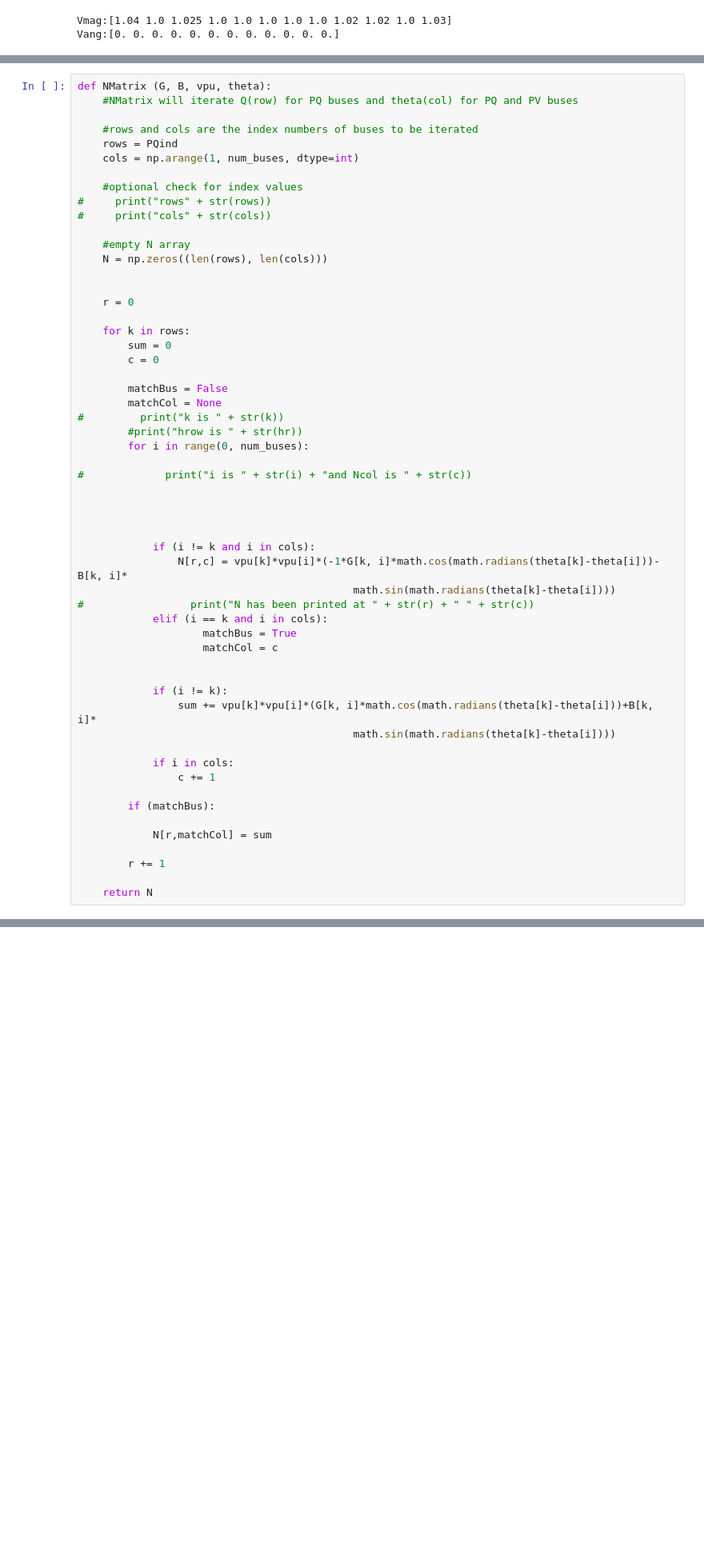
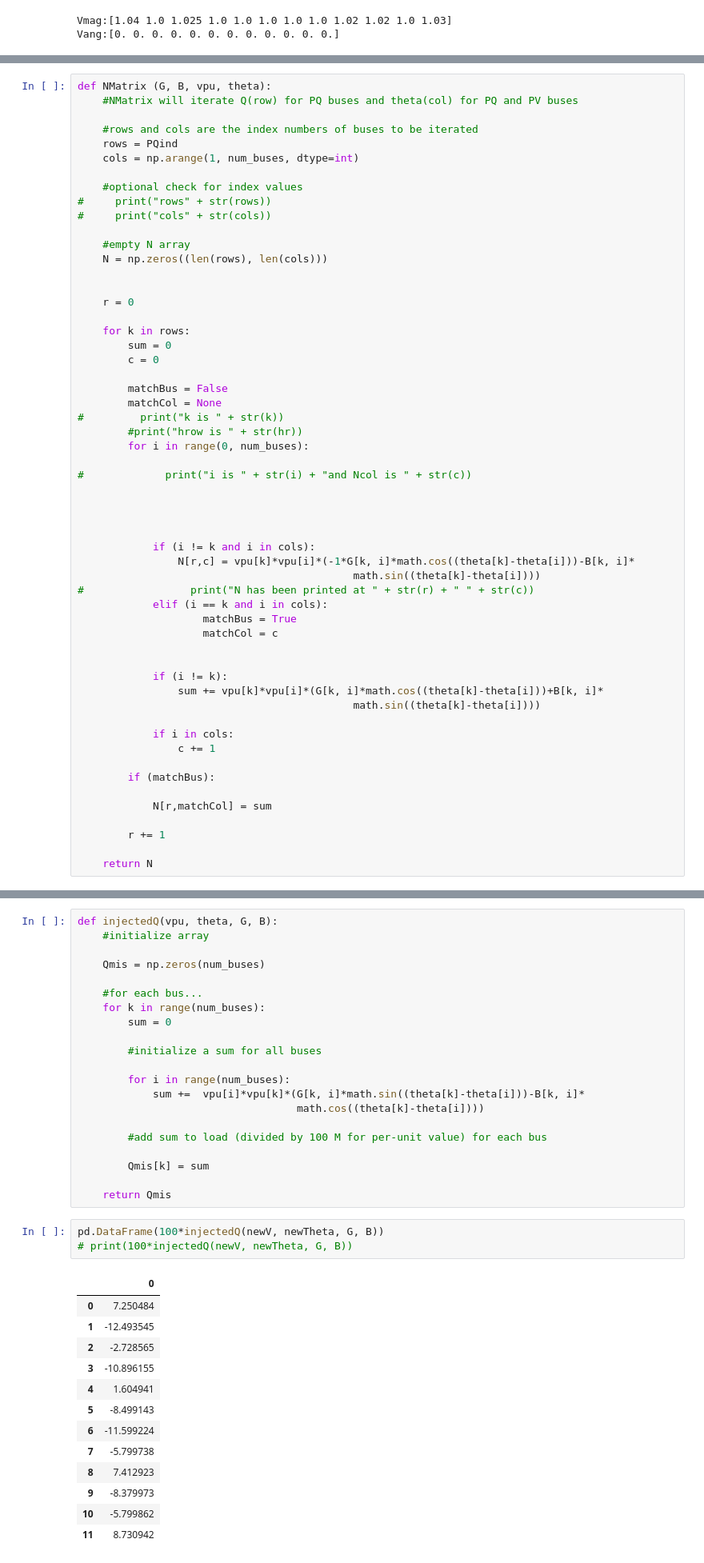
Before and after one commit to klamateur/EE454Project, a Jupyter notebook: EE454_Final Project.ipynb, the cells around one changed output, grey strips where cells are left out. Shown at 80% size. Drawn from its saved outputs; the diff is of its cells as text; blank space fills up the shorter version.

```diff
--- a/EE454_Final Project.ipynb
+++ b/EE454_Final Project.ipynb
@@ -331,8 +342,8 @@ def NMatrix (G, B, vpu, theta):
 
 
             if (i != k and i in cols):
-                N[r,c] = vpu[k]*vpu[i]*(-1*G[k, i]*math.cos(math.radians(theta[k]-theta[i]))-B[k, i]*
-                                            math.sin(math.radians(theta[k]-theta[i])))
+                N[r,c] = vpu[k]*vpu[i]*(-1*G[k, i]*math.cos((theta[k]-theta[i]))-B[k, i]*
+                                            math.sin((theta[k]-theta[i])))
 #                 print("N has been printed at " + str(r) + " " + str(c))
             elif (i == k and i in cols):
                     matchBus = True
@@ -340,8 +351,8 @@ def NMatrix (G, B, vpu, theta):
 
 
             if (i != k):
-                sum += vpu[k]*vpu[i]*(G[k, i]*math.cos(math.radians(theta[k]-theta[i]))+B[k, i]*
-                                            math.sin(math.radians(theta[k]-theta[i])))
+                sum += vpu[k]*vpu[i]*(G[k, i]*math.cos((theta[k]-theta[i]))+B[k, i]*
+                                            math.sin((theta[k]-theta[i])))
 
             if i in cols:
                 c += 1
@@ -581,0 +581,38 @@ print(a.shape)
+# %%
+def injectedQ(vpu, theta, G, B):
+    #initialize array
+
+    Qmis = np.zeros(num_buses)
+
+    #for each bus...
+    for k in range(num_buses):
+        sum = 0
+
+        #initialize a sum for all buses
+
+        for i in range(num_buses):
+            sum +=  vpu[i]*vpu[k]*(G[k, i]*math.sin((theta[k]-theta[i]))-B[k, i]*
+                                   math.cos((theta[k]-theta[i])))
+
+        #add sum to load (divided by 100 M for per-unit value) for each bus
+
+        Qmis[k] = sum
+
+    return Qmis
+# %%
+pd.DataFrame(100*injectedQ(newV, newTheta, G, B))
+# print(100*injectedQ(newV, newTheta, G, B))
+# %% [output]
+|  | 0 |
+| 0 | 7.250484 |
+| 1 | -12.493545 |
+| 2 | -2.728565 |
+| 3 | -10.896155 |
+| 4 | 1.604941 |
+| 5 | -8.499143 |
+| 6 | -11.599224 |
+| 7 | -5.799738 |
+| 8 | 7.412923 |
+| 9 | -8.379973 |
+| 10 | -5.799862 |
+| 11 | 8.730942 |
```
Also changed, not shown: parts of 20 cells of this notebook, 2 other files.
